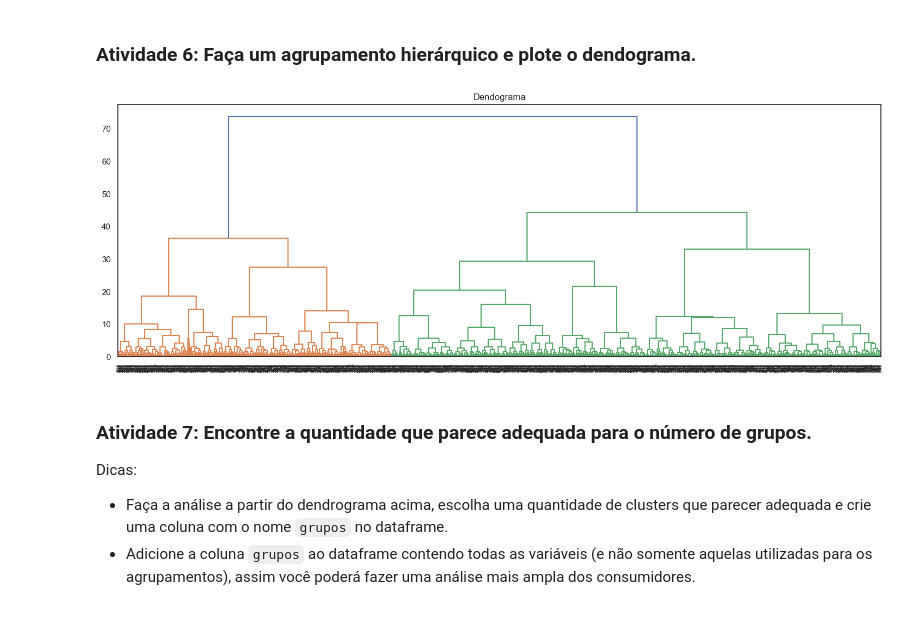
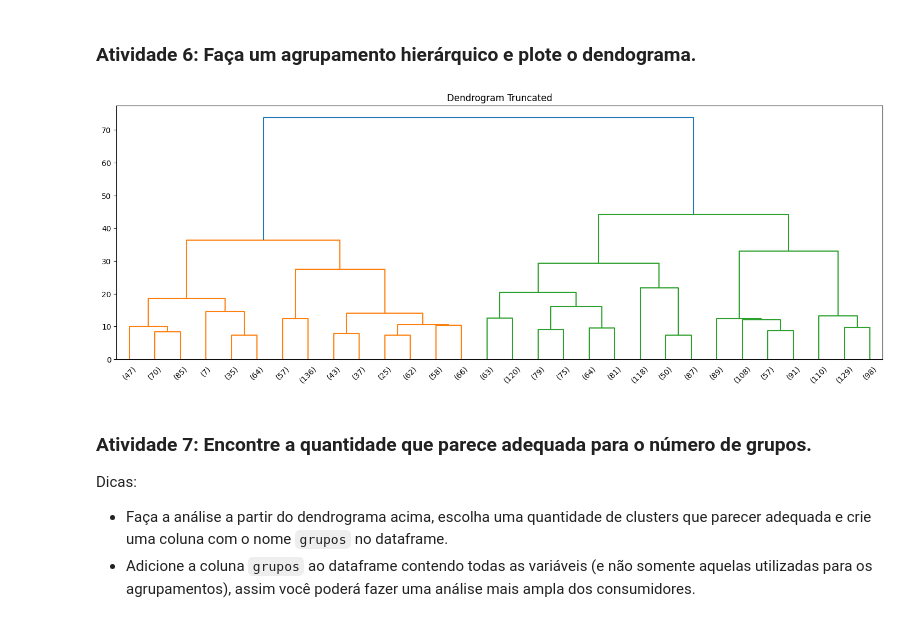
Before and after one commit to AurelioGuilherme/Sirius, a Jupyter notebook: 2 - Estatistica descritiva II/S2D4/Notebook/Semana4_Exercício.ipynb, the cells around one changed output. Cells and saved outputs as stored; diff of their text form; code cells hidden in the pictures.

```diff
--- a/2 - Estatistica descritiva II/S2D4/Notebook/Semana4_Exercício.ipynb
+++ b/2 - Estatistica descritiva II/S2D4/Notebook/Semana4_Exercício.ipynb
@@ -602,12 +602,14 @@ df_scaled = scaler.fit_transform(df_2)
 # %%
 Z = linkage(df_scaled, method='ward')
 
 plt.figure(figsize=(18, 6))
-ax = dendrogram(Z)
-plt.title('Dendograma')
+ax = dendrogram(Z,truncate_mode='lastp')
+
+
+plt.title('Dendrogram Truncated')
 plt.show()
 # %% [output]
-[figure, old version]
+[figure, new version]
 # %% [markdown]
 ### Atividade 7: Encontre a quantidade que parece adequada para o número de grupos.
 Dicas:
```
Also changed, not shown: parts of 23 cells of this notebook.
